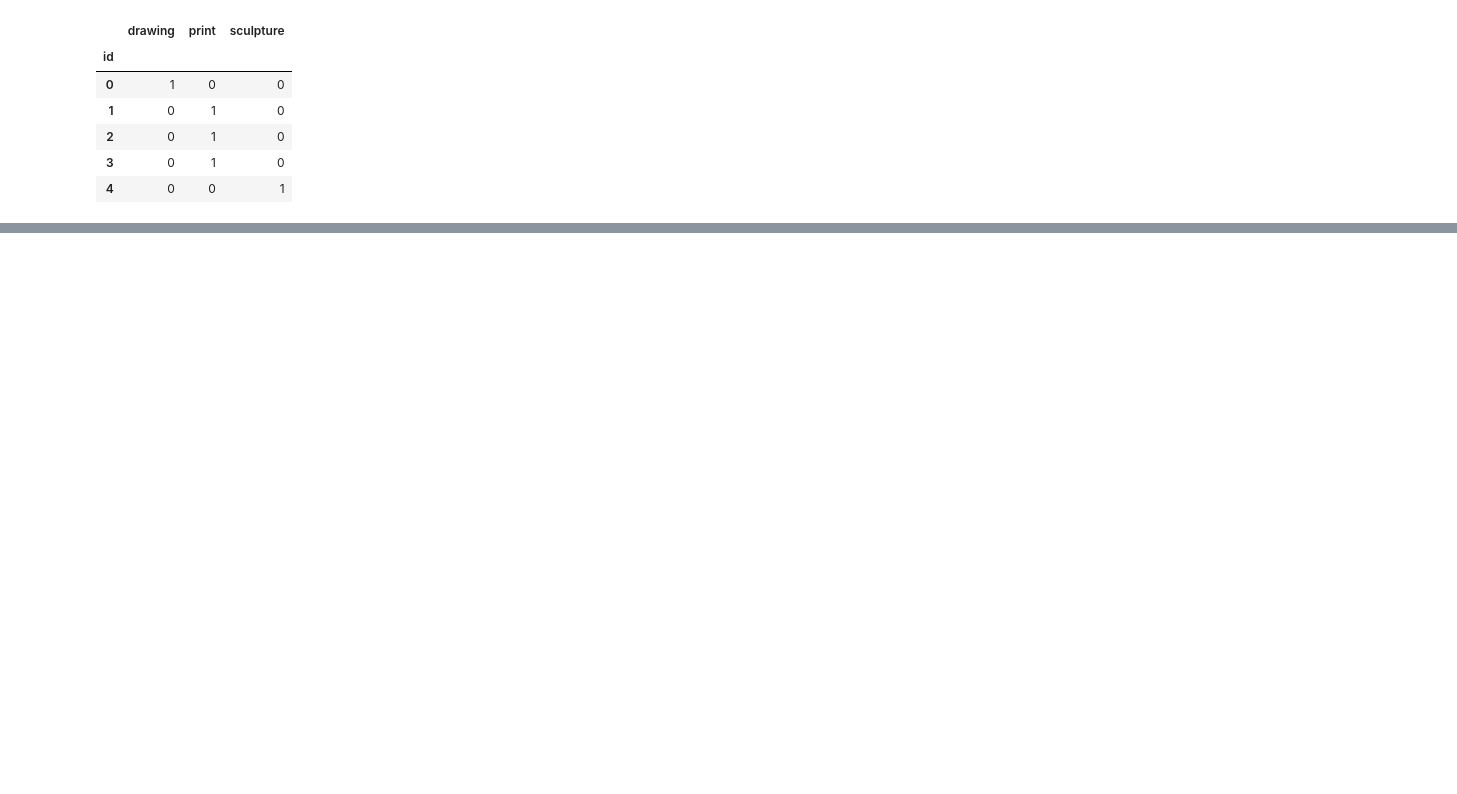
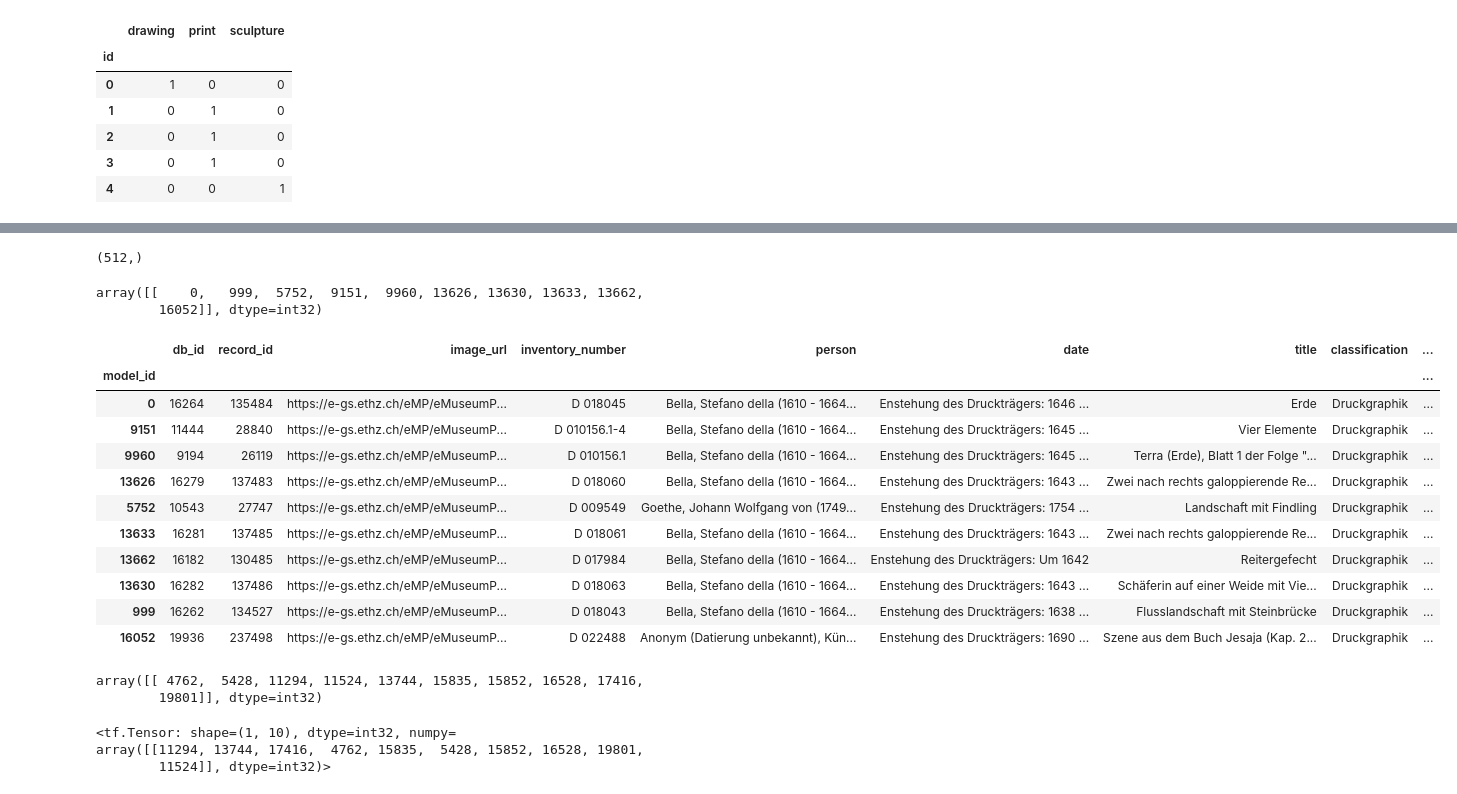
Before and after one commit to eth-library-lab/open-image-search, a Jupyter notebook: search-model/notebooks/exploration__topk_with_exclusions.ipynb, the cells around one changed output, grey strips where cells are left out. Drawn from its saved outputs; the diff is of its cells as text; code cells hidden in the pictures; blank space fills up the shorter version.

```diff
--- a/search-model/notebooks/exploration__topk_with_exclusions.ipynb
+++ b/search-model/notebooks/exploration__topk_with_exclusions.ipynb
@@ -165,0 +637,3 @@ top_k_with_exclusions(topk, query_1, exclusions, k)
+# %%
+df_meta = df_meta.sort_index()
+df_meta.head()
@@ -165,0 +648,41 @@ top_k_with_exclusions(topk, query_1, exclusions, k)
+# %%
+# init the topk layer
+topk = tfrs.layers.factorized_top_k.BruteForce(k=100)
+# create the index for the topk NN model
+# get the features array
+img_features = df_feat.iloc[:,1:].values
+#create the index
+topk = topk.index(img_features)
+# %%
+img_features[0,:].shape
+# %% [output]
+(512,)
+# %%
+model_id = 0
+query_1 = tf.constant(img_features[model_id,:].reshape(1,-1), dtype=np.float64)
+exclusions=tf.constant([list(records_to_exclude)])
+k=10
+# %%
+# for testing purposes
+# first query without exclusions
+scores, result_ids = topk.call(query_1, k=k)
+np.sort(result_ids)
+# %% [output]
+array([[    0,   999,  5752,  9151,  9960, 13626, 13630, 13633, 13662,
+        16052]], dtype=int32)
+# %%
+#get metadata for from tensor of result ids
+df_meta.loc[result_ids.numpy()[0].tolist(),:]
+# %% [output]
+|  | db_id | record_id | image_url | inventory_number | person | date | title | classification | ... |
+| model_id |  |  |  |  |  |  |  |  | ... |
+| 0 | 16264 | 135484 | https://e-gs.ethz.ch/eMP/eMuseumP... | D 018045 | Bella, Stefano della (1610 - 1664... | Enstehung des Druckträgers: 1646 ... | Erde | Druckgraphik | ... |
+| 9151 | 11444 | 28840 | https://e-gs.ethz.ch/eMP/eMuseumP... | D 010156.1-4 | Bella, Stefano della (1610 - 1664... | Enstehung des Druckträgers: 1645 ... | Vier Elemente | Druckgraphik | ... |
+| 9960 | 9194 | 26119 | https://e-gs.ethz.ch/eMP/eMuseumP... | D 010156.1 | Bella, Stefano della (1610 - 1664... | Enstehung des Druckträgers: 1645 ... | Terra (Erde), Blatt 1 der Folge "... | Druckgraphik | ... |
+| 13626 | 16279 | 137483 | https://e-gs.ethz.ch/eMP/eMuseumP... | D 018060 | Bella, Stefano della (1610 - 1664... | Enstehung des Druckträgers: 1643 ... | Zwei nach rechts galoppierende Re... | Druckgraphik | ... |
+| 5752 | 10543 | 27747 | https://e-gs.ethz.ch/eMP/eMuseumP... | D 009549 | Goethe, Johann Wolfgang von (1749... | Enstehung des Druckträgers: 1754 ... | Landschaft mit Findling | Druckgraphik | ... |
+| 13633 | 16281 | 137485 | https://e-gs.ethz.ch/eMP/eMuseumP... | D 018061 | Bella, Stefano della (1610 - 1664... | Enstehung des Druckträgers: 1643 ... | Zwei nach rechts galoppierende Re... | Druckgraphik | ... |
+| 13662 | 16182 | 130485 | https://e-gs.ethz.ch/eMP/eMuseumP... | D 017984 | Bella, Stefano della (1610 - 1664... | Enstehung des Druckträgers: Um 1642 | Reitergefecht | Druckgraphik | ... |
+| 13630 | 16282 | 137486 | https://e-gs.ethz.ch/eMP/eMuseumP... | D 018063 | Bella, Stefano della (1610 - 1664... | Enstehung des Druckträgers: 1643 ... | Schäferin auf einer Weide mit Vie... | Druckgraphik | ... |
+| 999 | 16262 | 134527 | https://e-gs.ethz.ch/eMP/eMuseumP... | D 018043 | Bella, Stefano della (1610 - 1664... | Enstehung des Druckträgers: 1638 ... | Flusslandschaft mit Steinbrücke | Druckgraphik | ... |
+| 16052 | 19936 | 237498 | https://e-gs.ethz.ch/eMP/eMuseumP... | D 022488 | Anonym (Datierung unbekannt), Kün... | Enstehung des Druckträgers: 1690 ... | Szene aus dem Buch Jesaja (Kap. 2... | Druckgraphik | ... |
@@ -165,0 +692,11 @@ top_k_with_exclusions(topk, query_1, exclusions, k)
+# %%
+np.sort(result_ids)
+# %% [output]
+array([[ 4762,  5428, 11294, 11524, 13744, 15835, 15852, 16528, 17416,
+        19801]], dtype=int32)
+# %%
+result_ids
+# %% [output]
+<tf.Tensor: shape=(1, 10), dtype=int32, numpy=
+array([[11294, 13744, 17416,  4762, 15835,  5428, 15852, 16528, 19801,
+        11524]], dtype=int32)>
```
Also changed, not shown: parts of 58 cells of this notebook.
